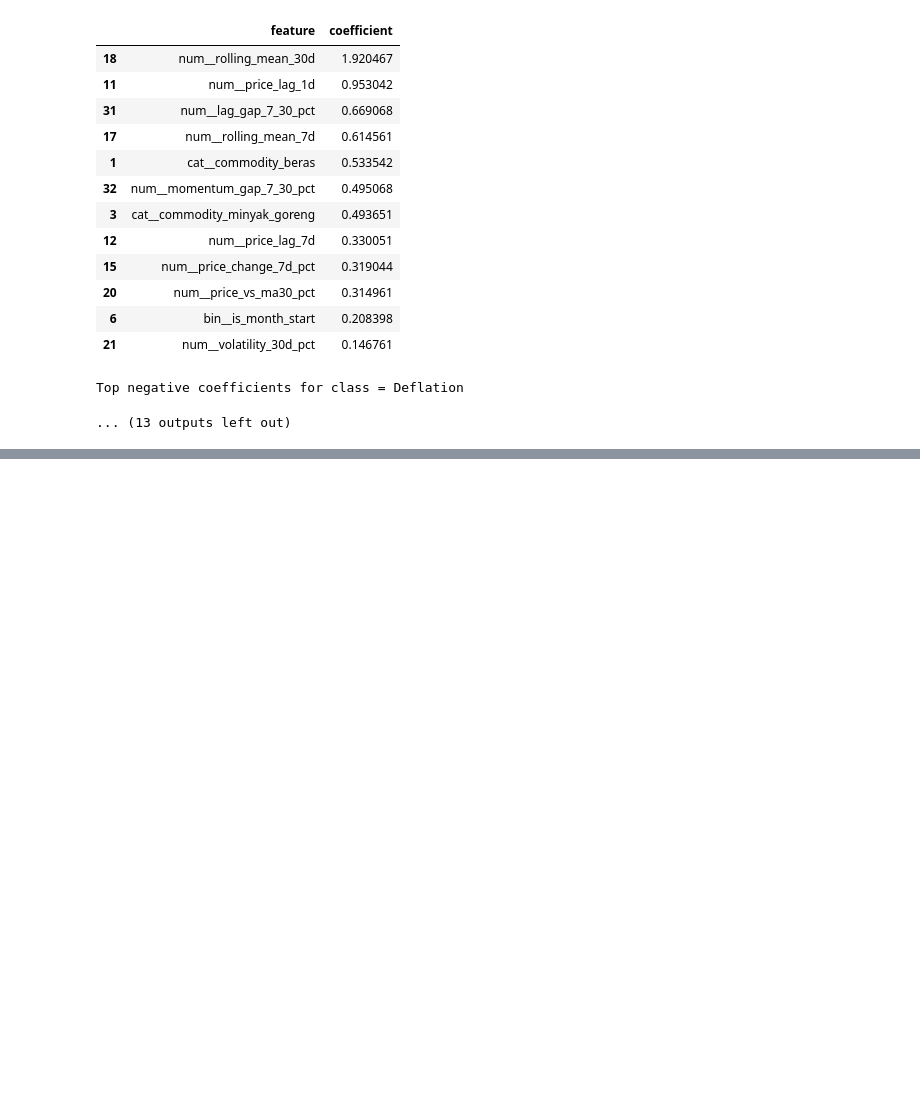
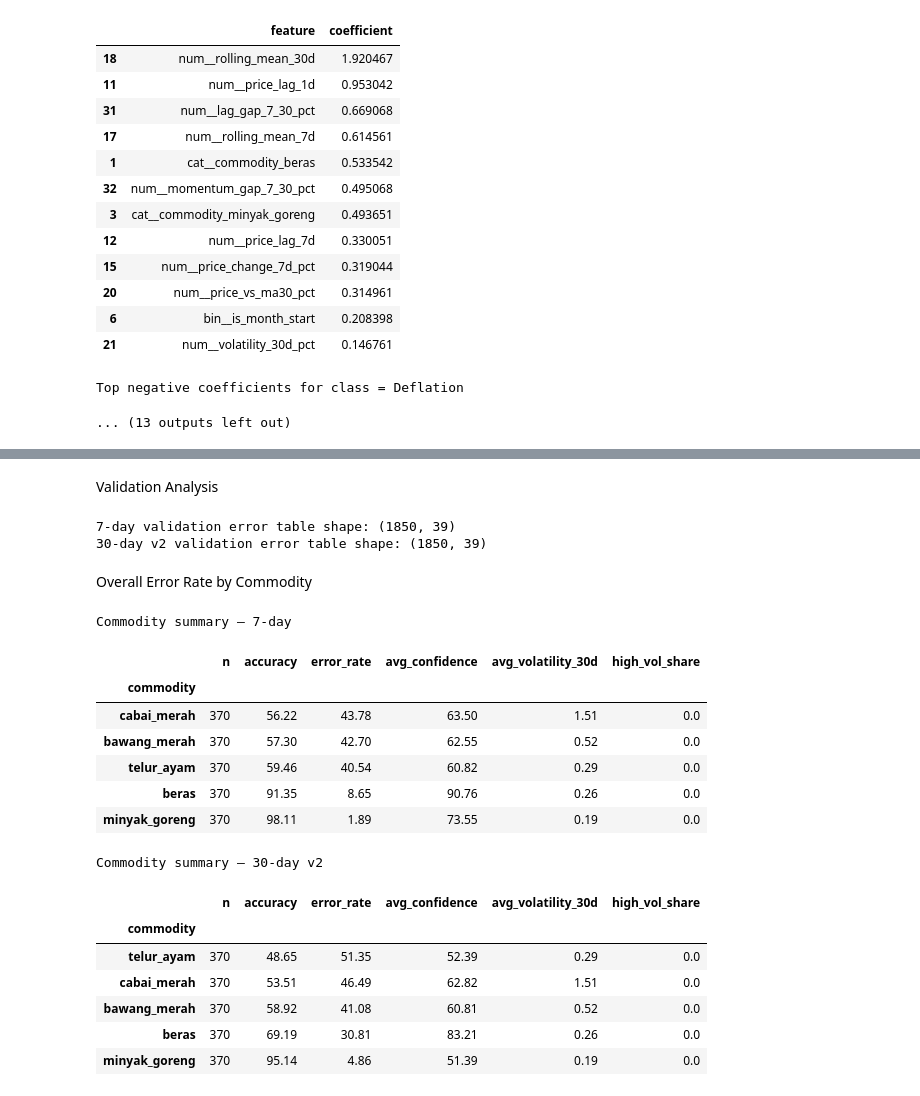
Before and after one commit to Cara-Notte/Mercatorie, a Jupyter notebook: notebooks/ml_notebook.ipynb, the cells around one changed output, grey strips where cells are left out. Drawn from its saved outputs; the diff is of its cells as text; code cells hidden in the pictures; blank space fills up the shorter version.

```diff
--- a/notebooks/ml_notebook.ipynb
+++ b/notebooks/ml_notebook.ipynb
@@ -2249,0 +2252,80 @@ Top negative coefficients for class = Deflation
+# %% [markdown]
+Validation Analysis
+# %%
+# 7d validation frame
+error_7d = X_valid.copy()
+error_7d["date"] = model_df.loc[X_valid.index, "date"].values
+error_7d["commodity"] = model_df.loc[X_valid.index, "commodity"].values
+error_7d["true_class"] = y7_valid.values
+error_7d["pred_class"] = final_model_7d.predict(X_valid)
+error_7d["correct"] = (error_7d["true_class"] == error_7d["pred_class"]).astype(int)
+error_7d["is_error"] = 1 - error_7d["correct"]
+
+proba_7d = final_model_7d.predict_proba(X_valid)
+class_order_7d = final_model_7d.named_steps["model"].classes_
+proba_7d_df = pd.DataFrame(proba_7d, columns=[f"proba_{c}" for c in class_order_7d], index=X_valid.index)
+
+error_7d = pd.concat([error_7d, proba_7d_df], axis=1)
+error_7d["pred_confidence"] = proba_7d.max(axis=1)
+
+# 30d v2 validation frame
+error_30d = X_valid_v2.copy()
+error_30d["date"] = model_df_v2.loc[X_valid_v2.index, "date"].values
+error_30d["commodity"] = model_df_v2.loc[X_valid_v2.index, "commodity"].values
+error_30d["true_class"] = y30_valid_v2.values
+error_30d["pred_class"] = final_model_30d.predict(X_valid_v2)
+error_30d["correct"] = (error_30d["true_class"] == error_30d["pred_class"]).astype(int)
+error_30d["is_error"] = 1 - error_30d["correct"]
+
+proba_30d = final_model_30d.predict_proba(X_valid_v2)
+class_order_30d = final_model_30d.named_steps["model"].classes_
+proba_30d_df = pd.DataFrame(proba_30d, columns=[f"proba_{c}" for c in class_order_30d], index=X_valid_v2.index)
+
+error_30d = pd.concat([error_30d, proba_30d_df], axis=1)
+error_30d["pred_confidence"] = proba_30d.max(axis=1)
+
+print("7-day validation error table shape:", error_7d.shape)
+print("30-day v2 validation error table shape:", error_30d.shape)
+# %% [output]
+7-day validation error table shape: (1850, 39)
+30-day v2 validation error table shape: (1850, 39)
+# %% [markdown]
+Overall Error Rate by Commodity
+# %%
+def summarize_by_commodity(df, label):
+    summary = (
+        df.groupby("commodity")
+          .agg(
+              n=("commodity", "size"),
+              accuracy=("correct", "mean"),
+              error_rate=("is_error", "mean"),
+              avg_confidence=("pred_confidence", "mean"),
+              avg_volatility_30d=("volatility_30d_pct", "mean"),
+              high_vol_share=("high_vol_regime", "mean")
+          )
+          .sort_values("error_rate", ascending=False)
+    )
+    summary[["accuracy", "error_rate", "avg_confidence", "high_vol_share"]] *= 100
+    print(f"\nCommodity summary — {label}")
+    display(summary.round(2))
+    return summary
+
+commodity_summary_7d = summarize_by_commodity(error_7d, "7-day")
+commodity_summary_30d = summarize_by_commodity(error_30d, "30-day v2")
+# %% [output]
+Commodity summary — 7-day
+|  | n | accuracy | error_rate | avg_confidence | avg_volatility_30d | high_vol_share |
+| commodity |  |  |  |  |  |  |
+| cabai_merah | 370 | 56.22 | 43.78 | 63.50 | 1.51 | 0.0 |
+| bawang_merah | 370 | 57.30 | 42.70 | 62.55 | 0.52 | 0.0 |
+| telur_ayam | 370 | 59.46 | 40.54 | 60.82 | 0.29 | 0.0 |
+| beras | 370 | 91.35 | 8.65 | 90.76 | 0.26 | 0.0 |
+| minyak_goreng | 370 | 98.11 | 1.89 | 73.55 | 0.19 | 0.0 |
+Commodity summary — 30-day v2
+|  | n | accuracy | error_rate | avg_confidence | avg_volatility_30d | high_vol_share |
+| commodity |  |  |  |  |  |  |
+| telur_ayam | 370 | 48.65 | 51.35 | 52.39 | 0.29 | 0.0 |
+| cabai_merah | 370 | 53.51 | 46.49 | 62.82 | 1.51 | 0.0 |
+| bawang_merah | 370 | 58.92 | 41.08 | 60.81 | 0.52 | 0.0 |
+| beras | 370 | 69.19 | 30.81 | 83.21 | 0.26 | 0.0 |
+| minyak_goreng | 370 | 95.14 | 4.86 | 51.39 | 0.19 | 0.0 |
```
Also changed, not shown: parts of 11 cells of this notebook.
